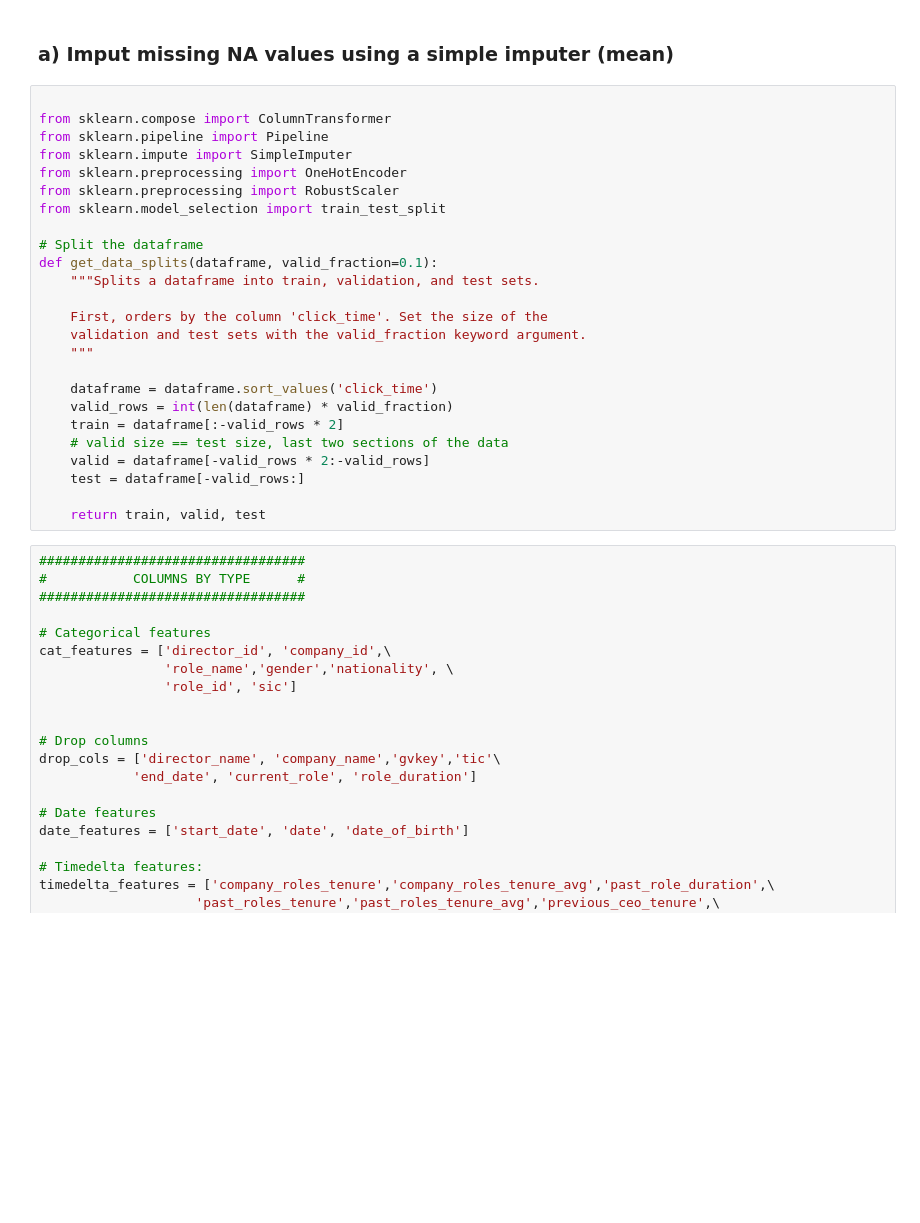
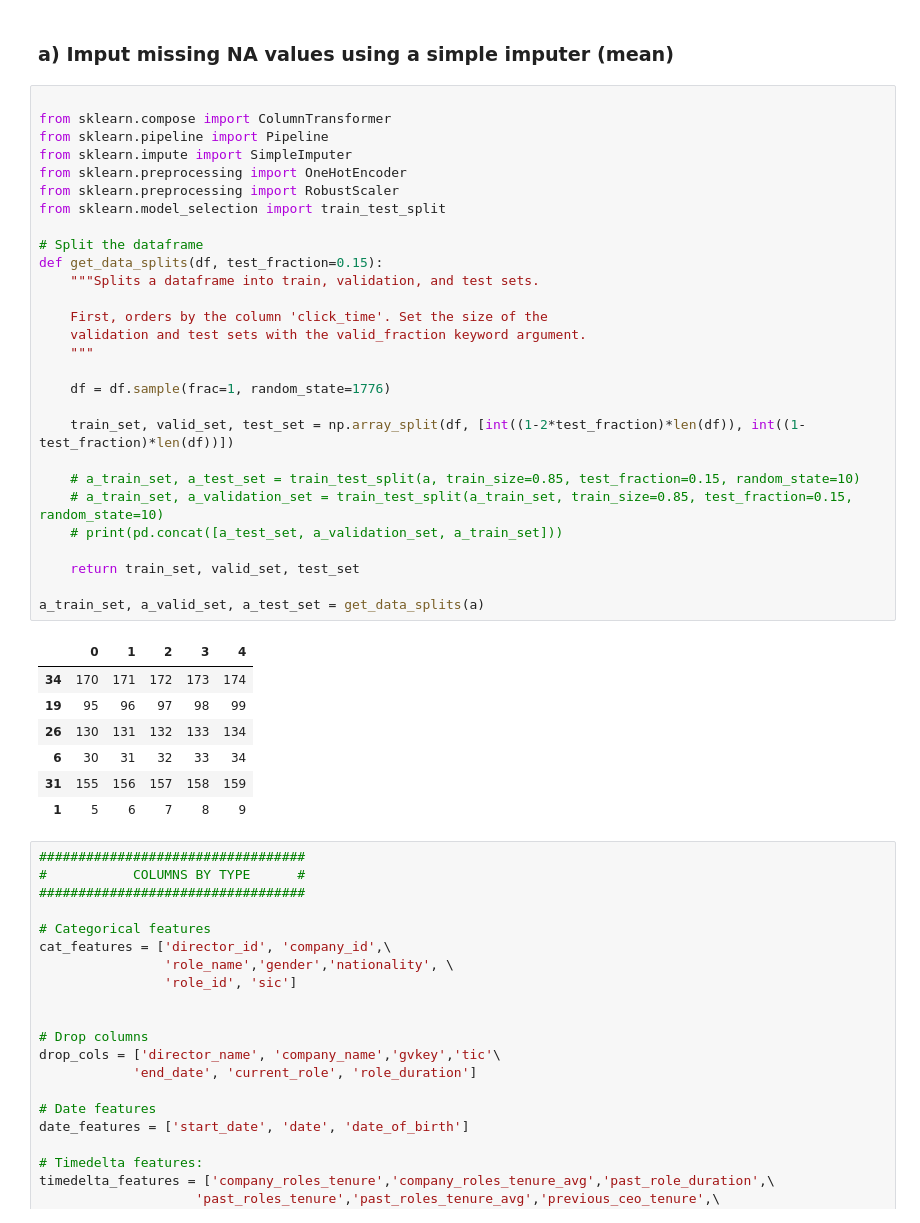
Before and after one commit to flyingdutchnick/ml-turnover, a Jupyter notebook: 2_model_training.ipynb, the cells around one changed output. Saved outputs shown, nothing was run; the diff lists cells and outputs as text; blank space fills up the shorter version.

```diff
--- a/2_model_training.ipynb
+++ b/2_model_training.ipynb
@@ -152,28 +152,39 @@ for col in cols_with_missing:
 # %%
 
 from sklearn.compose import ColumnTransformer
 from sklearn.pipeline import Pipeline
 from sklearn.impute import SimpleImputer
 from sklearn.preprocessing import OneHotEncoder
 from sklearn.preprocessing import RobustScaler
 from sklearn.model_selection import train_test_split
 
 # Split the dataframe
-def get_data_splits(dataframe, valid_fraction=0.1):
+def get_data_splits(df, test_fraction=0.15):
     """Splits a dataframe into train, validation, and test sets.
 
     First, orders by the column 'click_time'. Set the size of the
     validation and test sets with the valid_fraction keyword argument.
     """
 
-    dataframe = dataframe.sort_values('click_time')
-    valid_rows = int(len(dataframe) * valid_fraction)
-    train = dataframe[:-valid_rows * 2]
-    # valid size == test size, last two sections of the data
-    valid = dataframe[-valid_rows * 2:-valid_rows]
-    test = dataframe[-valid_rows:]
+    df = df.sample(frac=1, random_state=1776)
 
-    return train, valid, test
+    train_set, valid_set, test_set = np.array_split(df, [int((1-2*test_fraction)*len(df)), int((1-test_fraction)*len(df))])
+
+    # a_train_set, a_test_set = train_test_split(a, train_size=0.85, test_fraction=0.15, random_state=10)
+    # a_train_set, a_validation_set = train_test_split(a_train_set, train_size=0.85, test_fraction=0.15, random_state=10)
+    # print(pd.concat([a_test_set, a_validation_set, a_train_set]))
+
+    return train_set, valid_set, test_set
+
+a_train_set, a_valid_set, a_test_set = get_data_splits(a)
+# %% [output]
+|  | 0 | 1 | 2 | 3 | 4 |
+| 34 | 170 | 171 | 172 | 173 | 174 |
+| 19 | 95 | 96 | 97 | 98 | 99 |
+| 26 | 130 | 131 | 132 | 133 | 134 |
+| 6 | 30 | 31 | 32 | 33 | 34 |
+| 31 | 155 | 156 | 157 | 158 | 159 |
+| 1 | 5 | 6 | 7 | 8 | 9 |
 # %%
 ##################################
 #           COLUMNS BY TYPE      #
```
Also changed, not shown: parts of 6 cells of this notebook.
